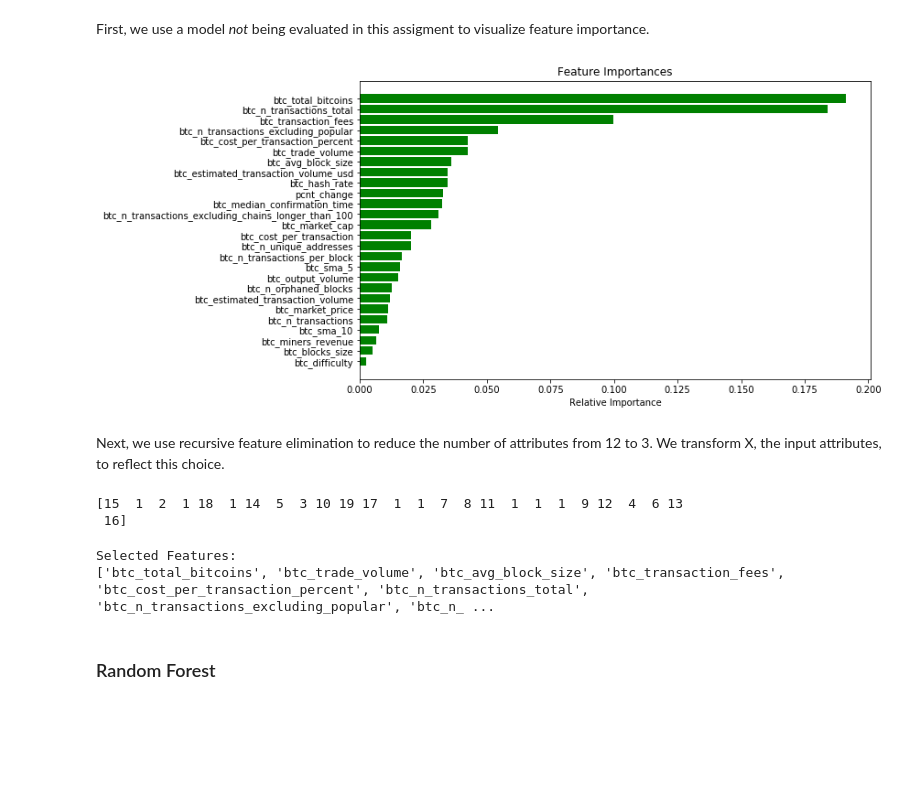
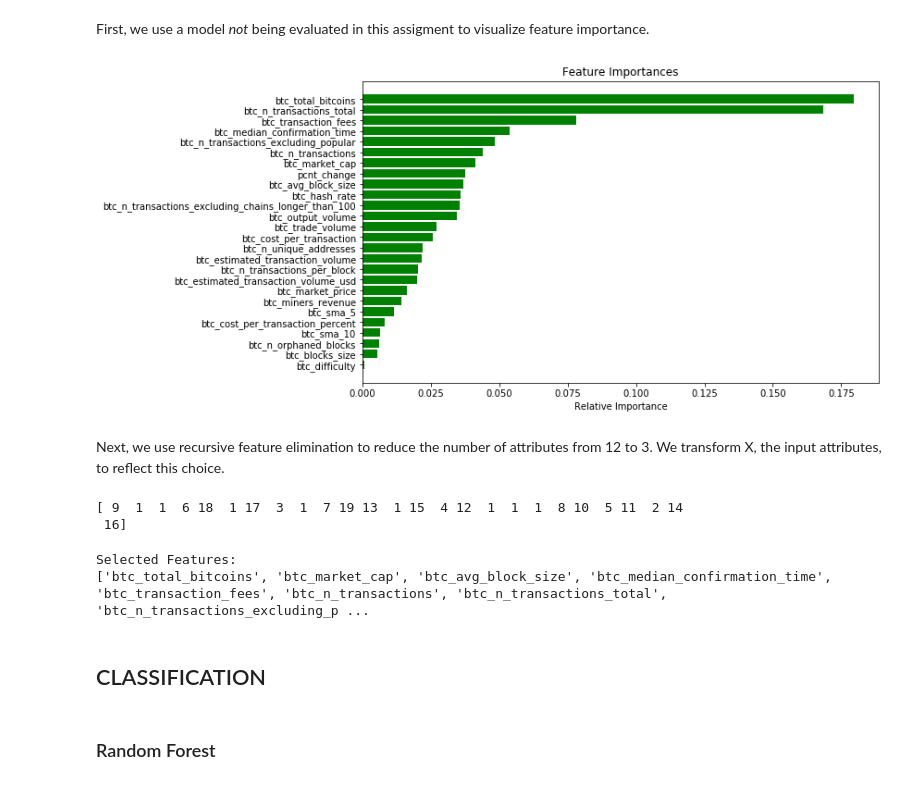
Before and after one commit to thecryptogolddiggers/project, a Jupyter notebook: template.ipynb, the cells around one changed output. Cells and saved outputs as stored; diff of their text form; code cells hidden in the pictures; blank space fills up the shorter version.

```diff
--- a/template.ipynb
+++ b/template.ipynb
@@ -70,25 +83,25 @@ If we predict the price will fall every single day, our accuracy will be 54.25%
 # %% [markdown]
 First, we use a model _not_ being evaluated in this assigment to visualize feature importance.
 # %%
-X_train, X_test, Y_train, Y_test = train_test_split(X, Y, test_size=0.3, random_state=42)
+X_train, X_test, Y_train, Y_test = train_test_split(X, Y, test_size=0.2, random_state=42)
 
 # estimator
 estimator = GB(n_estimators=200, learning_rate=0.001, max_depth=8, random_state=5)
 estimator.fit(X_train, Y_train)
 
 # plot feature importance
 features = data.columns[1:num_feats]
 importances = estimator.feature_importances_
 indices = np.argsort(importances)
 plt.figure(figsize=(10,6))
 plt.title('Feature Importances')
 plt.barh(range(len(indices)), importances[indices],
          color='g', align='center')
 plt.yticks(range(len(indices)), features[indices])
 plt.xlabel('Relative Importance')
 plt.show()
 # %% [output]
-[figure, old version]
+[figure, new version]
 # %% [markdown]
 Next, we use recursive feature elimination to reduce the number of attributes from 12 to 3.  We transform X, the input attributes, to reflect this choice.
 # %%
@@ -98,7 +111,7 @@ selector = selector.fit(X_train, Y_train)
 print(selector.ranking_) # value at [i] represents the importance of the given feature
 X_reduced = selector.transform(X) # truncate the feature set
 # %% [output]
-[15  1  2  1 18  1 14  5  3 10 19 17  1  1  7  8 11  1  1  1  9 12  4  6 13
+[ 9  1  1  6 18  1 17  3  1  7 19 13  1 15  4 12  1  1  1  8 10  5 11  2 14
  16]
 # %%
 # returns indices of array elements matching a specified value
@@ -111,7 +124,9 @@ print("Selected Features:")
 print(list(selected_feats))
 # %% [output]
 Selected Features:
-['btc_total_bitcoins', 'btc_trade_volume', 'btc_avg_block_size', 'btc_transaction_fees', 'btc_cost_per_transaction_percent', 'btc_n_transactions_total', 'btc_n_transactions_excluding_popular', 'btc_n_ ...
+['btc_total_bitcoins', 'btc_market_cap', 'btc_avg_block_size', 'btc_median_confirmation_time', 'btc_transaction_fees', 'btc_n_transactions', 'btc_n_transactions_total', 'btc_n_transactions_excluding_p ...
+# %% [markdown]
+## CLASSIFICATION
 # %% [markdown]
 ### Random Forest
 # %%
```
Also changed, not shown: parts of 19 cells of this notebook, 1 other file.
